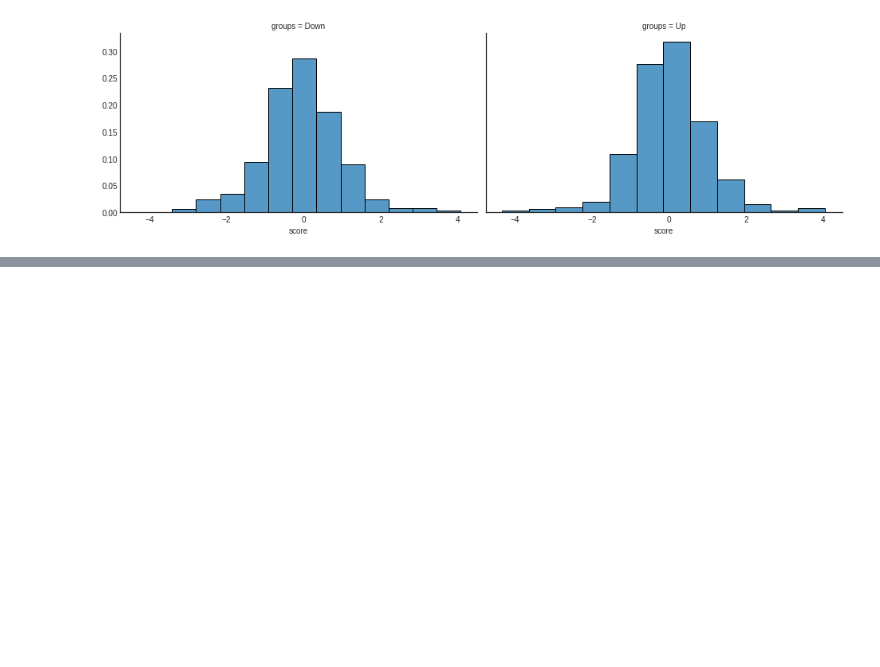
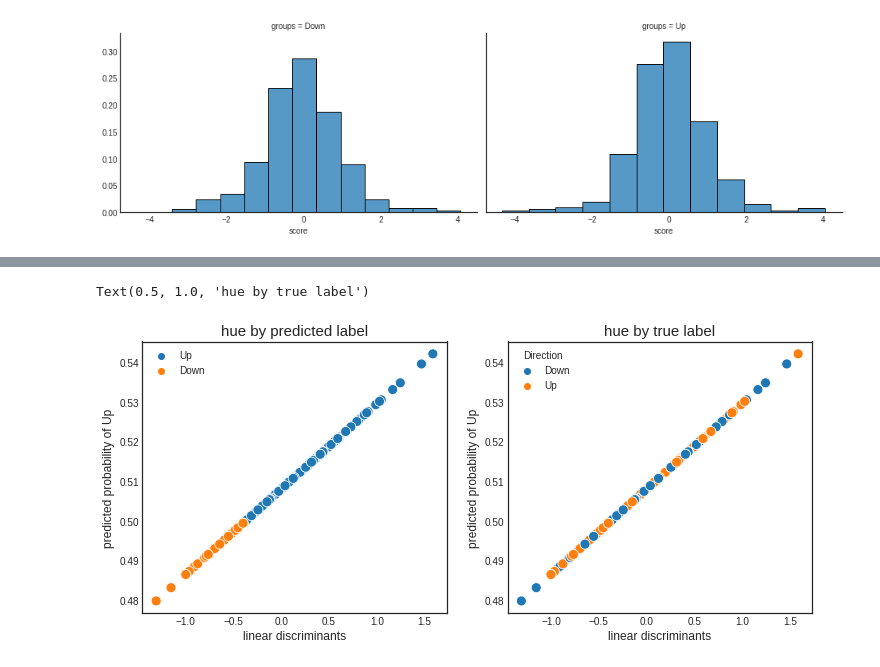
Before and after one commit to mjalalimanesh/Statistical-Learning-ISLR-Python, a Jupyter notebook: lab4.ipynb, the cells around one changed output, grey strips where cells are left out. Drawn from its saved outputs; the diff is of its cells as text; code cells hidden in the pictures; blank space fills up the shorter version.

```diff
--- a/lab4.ipynb
+++ b/lab4.ipynb
@@ -338,0 +330,12 @@ Text(0.5, 0, 'Score - A measure of Discriminant Function')
+# %%
+# prediction summary
+linear_discriminants = X_test.iloc[:, 0] * lda_fit.scalings_[0] + X_test.iloc[:, 1] * lda_fit.scalings_[1]
+df = pd.DataFrame({'prob_0': lda_fit.predict_proba(X_test)[:, 0],
+              'prob_1': lda_fit.predict_proba(X_test)[:, 1],
+              'linear_discriminants' : linear_discriminants ,
+              'pred_class': lda_fit.predict(X_test),
+              'true_class': y_test},
+             columns=['prob_0', 'prob_1', 'linear_discriminants' ,'pred_class', 'true_class'])
+
+df.reset_index(inplace=True)
+df[20:30]
@@ -338,0 +354,17 @@ Text(0.5, 0, 'Score - A measure of Discriminant Function')
+# %%
+# not sure if correct!
+fig, axs = plt.subplots(1, 2, figsize=(12, 5))
+
+y = lda_fit.predict_proba(X_test)[:, 1]
+sns.scatterplot(x=linear_discriminants, y=y, hue = lda_fit.predict(X_test), s=100, ax=axs[0])
+axs[0].set_xlabel('linear discriminants', fontsize=12)
+axs[0].set_ylabel('predicted probability of Up', fontsize=12)
+axs[0].set_title('hue by predicted label', fontsize=15)
+
+sns.scatterplot(x=linear_discriminants, y=y, hue = y_test, s=100, ax=axs[1])
+axs[1].set_xlabel('linear discriminants', fontsize=12)
+axs[1].set_ylabel('predicted probability of Up', fontsize=12)
+axs[1].set_title('hue by true label', fontsize=15)
+# %% [output]
+Text(0.5, 1.0, 'hue by true label')
+[figure, added]
```
Also changed, not shown: parts of 6 cells of this notebook.
